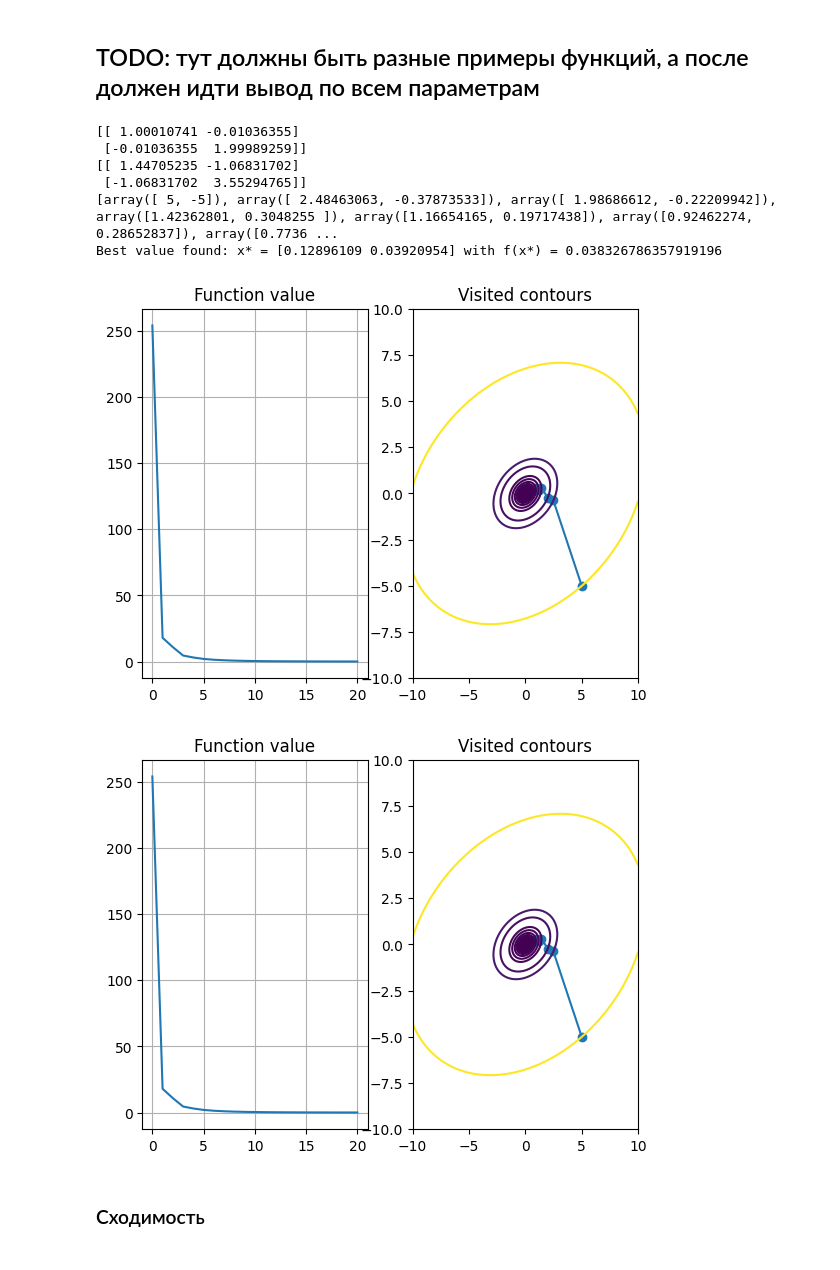
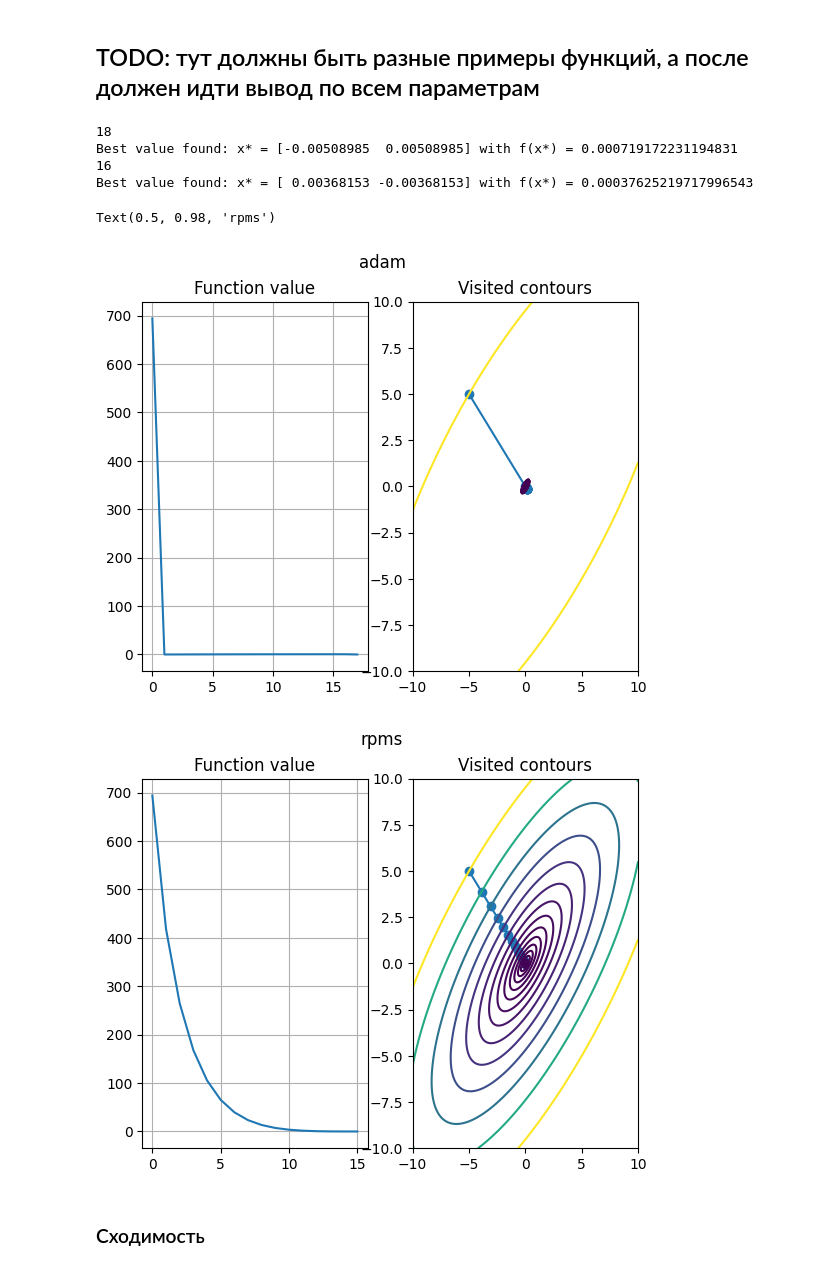
Before and after one commit to spanish-inquisition-optimization/GradientDescentModifications, a Jupyter notebook: part_4.ipynb, the cells around one changed output. Saved outputs shown, nothing was run; the diff lists cells and outputs as text; code cells hidden in the pictures.

```diff
--- a/part_4.ipynb
+++ b/part_4.ipynb
@@ -15,28 +15,39 @@ The autoreload extension is already loaded. To reload it, use:
 ## Сравнение модификаций стохостического градиентного спуска
 # %% [markdown]
 ## TODO: тут должны быть разные примеры функций, а после должен идти вывод по всем параметрам
-# %%
-roi=SearchRegion2d((-10, 10), (-10, 10))
-
-f1 = generate_positive_definite_quadratic_form(2, 2, random_orthonormal_basis)
-f2 = generate_positive_definite_quadratic_form(2, 4, random_orthonormal_basis)
-
-print(f1.matrix)
-print(f2.matrix)
-
-#points = steepest_descent(sum_funcs(f1, f2), sum_funcs(g1, g2), np.array([-5, -5]), bin_search, lambda f, steps: len(steps) > 50)
-points = gradient_descent_minibatch([f1, f2], [f1.gradient_function(), f2.gradient_function()], 1, np.array([5, -5]), exponential_learning_scheduler(0.1, 0.1, 1, 2), lambda f, steps: len(steps) > 20)
-print(points)
-visualize_optimizing_process(fn_sum(f1, f2), roi, np.array(points))
-# %% [output]
-[[ 1.00010741 -0.01036355]
- [-0.01036355  1.99989259]]
-[[ 1.44705235 -1.06831702]
- [-1.06831702  3.55294765]]
-[array([ 5, -5]), array([ 2.48463063, -0.37873533]), array([ 1.98686612, -0.22209942]), array([1.42362801, 0.3048255 ]), array([1.16654165, 0.19717438]), array([0.92462274, 0.28652837]), array([0.7736 ...
-Best value found: x* = [0.12896109 0.03920954] with f(x*) = 0.038326786357919196
-[figure, removed]
-[figure, removed]
+# %%
+roi=SearchRegion2d((-10, 10), (-10, 10))
+
+f1 = generate_positive_definite_quadratic_form(2, 4, random_orthonormal_basis)
+f2 = generate_positive_definite_quadratic_form(2, 10, random_orthonormal_basis)
+f = fn_sum(f1, f2)
+df = fn_sum(f1.gradient_function(), f2.gradient_function())
+x0 = np.array([-5, 5])
+
+def terminate(ff, steps):
+    return ff(steps[-1]) < 0.01 or len(steps) > 1000
+
+points1 = steepest_descent_adam(0.9, 0.999)(f, df, x0, bin_search_with_iters(5), terminate)
+print(f"{len(points1)}")
+visualize_optimizing_process(f, roi, np.array(points1)).suptitle('adam')
+
+batch = 2
+points2 = gradient_descent_minibatch_rms_prop(0.2)(
+    [f1, f2], [f1.gradient_function(), f2.gradient_function()], batch, x0,
+    exponential_learning_scheduler(1, 0.2, batch, len([f1, f2])),
+    terminate
+)
+
+print(f"{len(points2)}")
+visualize_optimizing_process(f, roi, np.array(points2)).suptitle('rpms')
+# %% [output]
+18
+Best value found: x* = [-0.00508985  0.00508985] with f(x*) = 0.000719172231194831
+16
+Best value found: x* = [ 0.00368153 -0.00368153] with f(x*) = 0.00037625219717996543
+Text(0.5, 0.98, 'rpms')
+[figure, added]
+[figure, added]
 # %% [markdown]
 ### Сходимость
 # %% [markdown]
```
Also changed, not shown: parts of 2 cells of this notebook, 1 other file.
